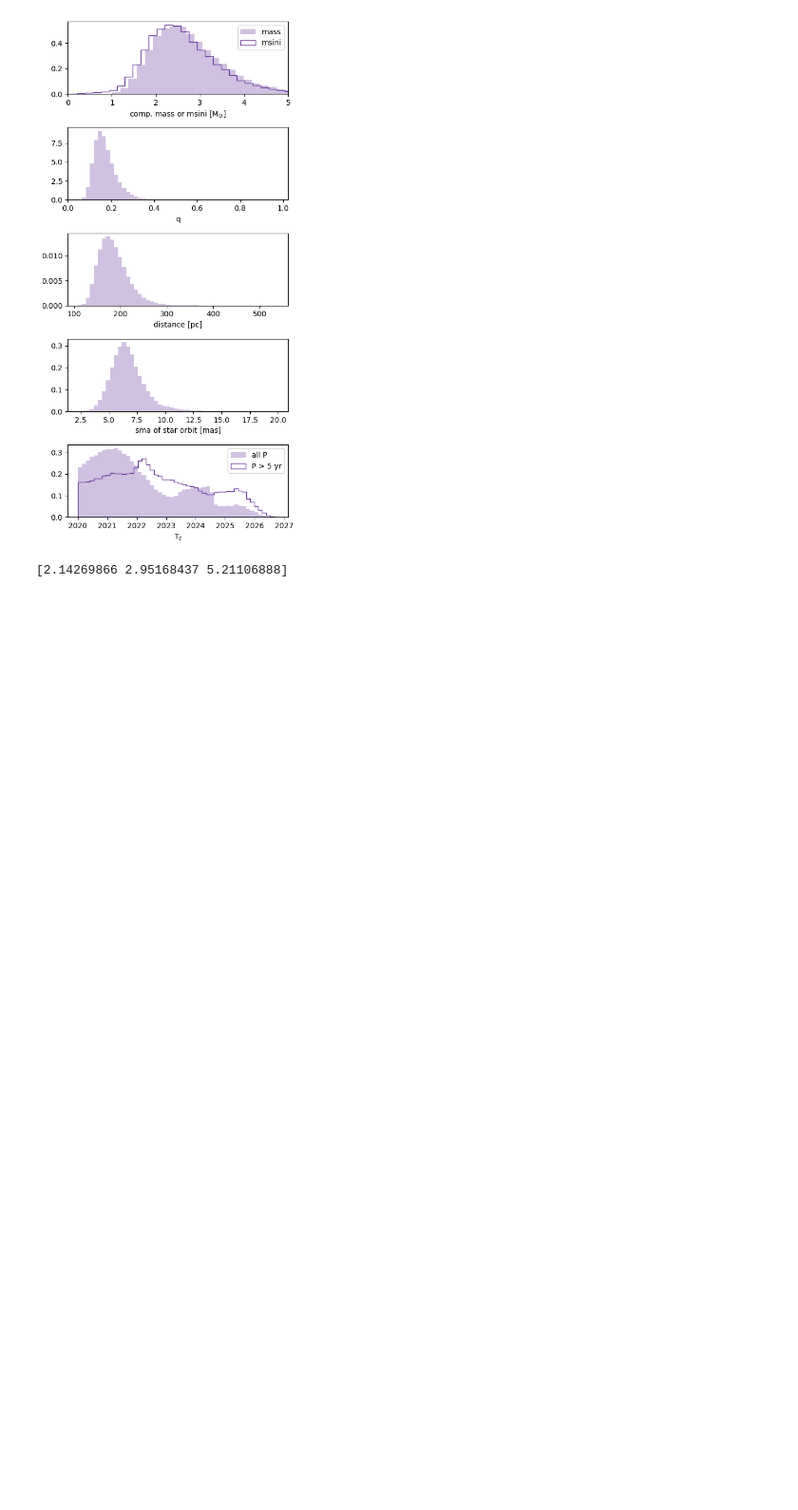
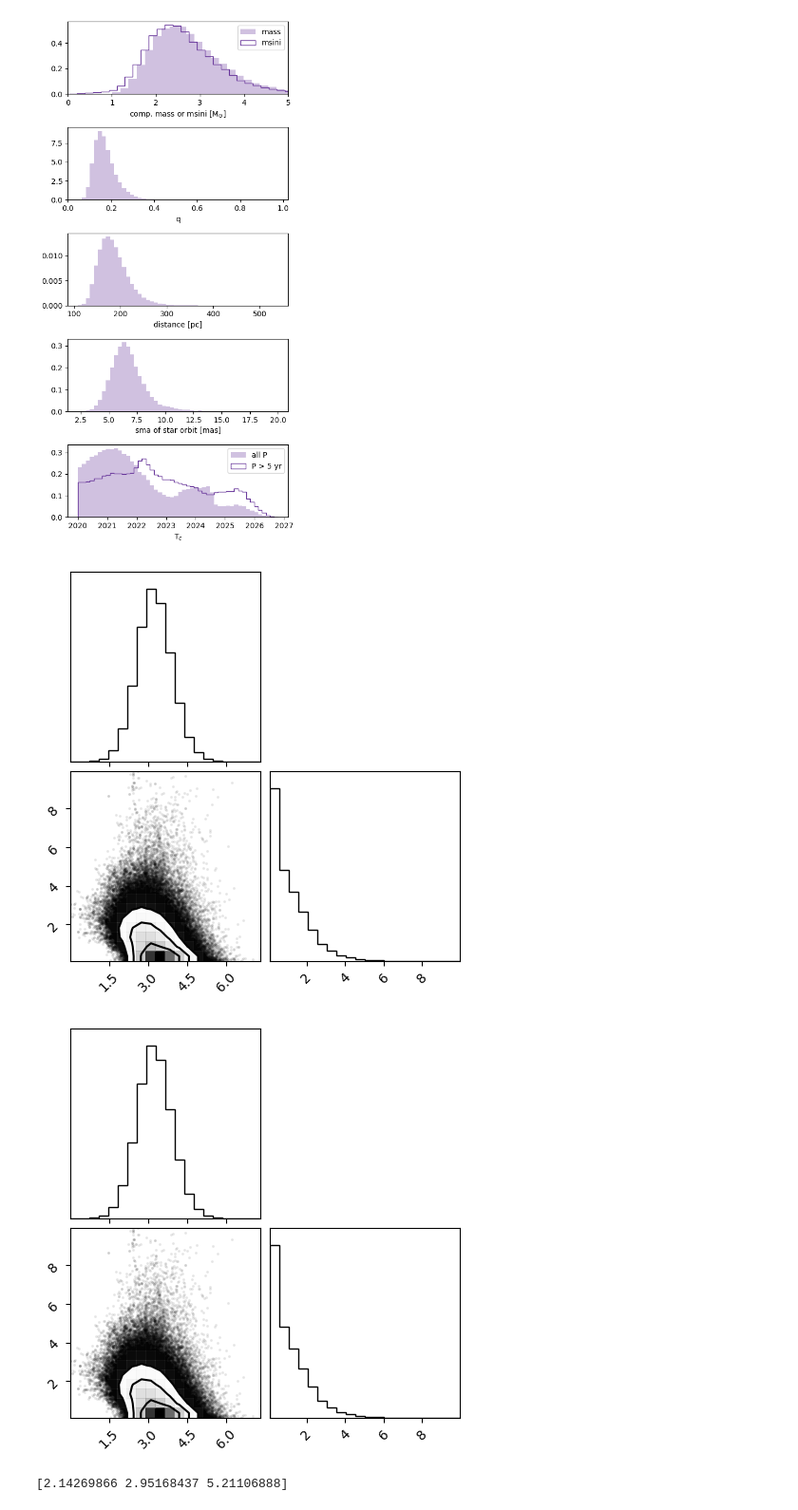
Before and after one commit to sblunt/betelgeuse, a Jupyter notebook: is_it_real.ipynb, the cells around one changed output. Shown at 95% size. Saved outputs shown, nothing was run; the diff lists cells and outputs as text; code cells hidden in the pictures; blank space fills up the shorter version.

```diff
--- a/is_it_real.ipynb
+++ b/is_it_real.ipynb
@@ -247,6 +252,19 @@ plt.tight_layout()
 plt.savefig("{}/mass_period.png".format(savedir), dpi=250)
 # %% [output]
 [figure]
+# %%
+# show jitter/m1 correlation
+import corner
+
+sigma_ast = beetle_results.post[:, -1]
+
+to_plot = np.array(
+    [sigma_ast, beetle_results.post[:, beetle_results.system.param_idx["m1"]]]
+)
+corner.corner(to_plot.T)
+# %% [output]
+[figure, added]
+[figure, added]
 # %%
 # compare distance for two different fits
 
```
Also changed, not shown: parts of 2 cells of this notebook, 2 other files.
